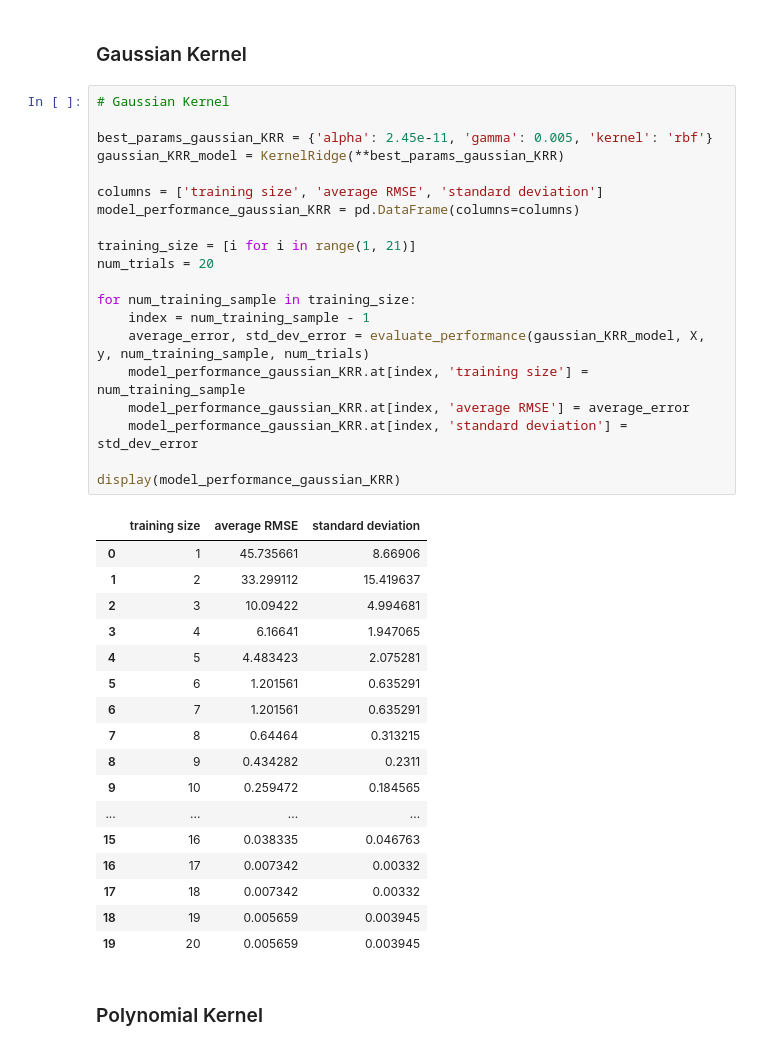
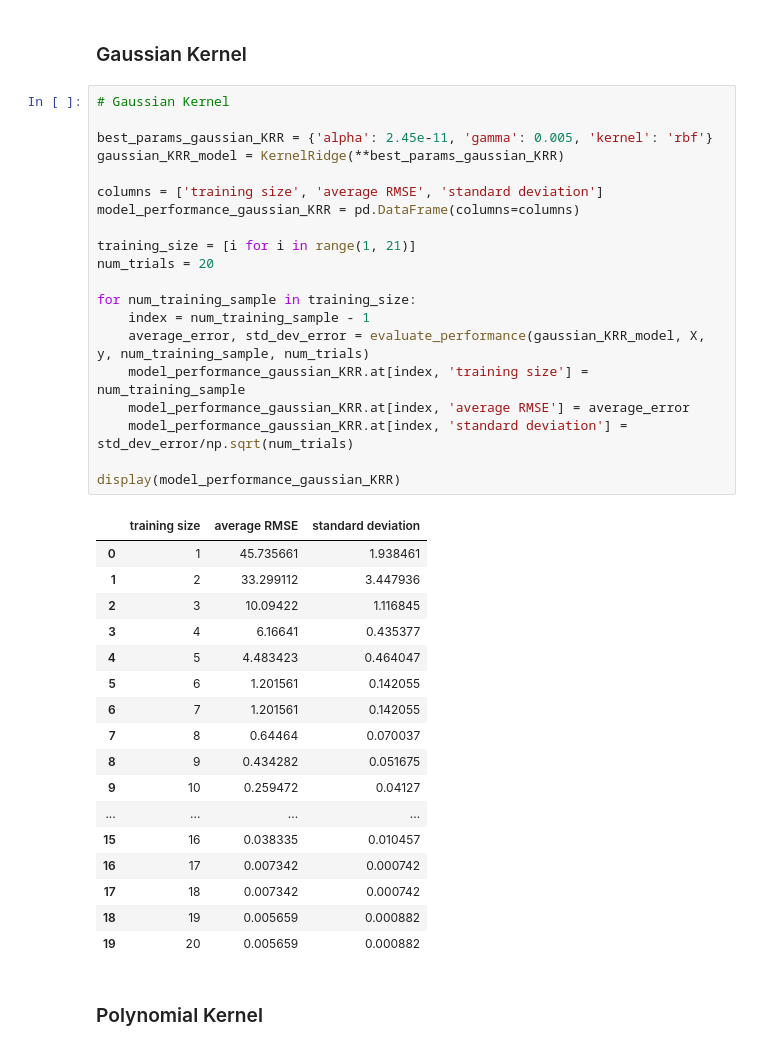
Before and after one commit to GabrielWu2004/Alchemical_Normal_Modes, a Jupyter notebook: ML_with_ANM/ML_code/ML_Diatomic.ipynb, the cells around one changed output. Saved outputs shown, nothing was run; the diff lists cells and outputs as text.

```diff
--- a/ML_with_ANM/ML_code/ML_Diatomic.ipynb
+++ b/ML_with_ANM/ML_code/ML_Diatomic.ipynb
@@ -610,41 +579,41 @@ def evaluate_performance(model, X, y, num_training_sample, num_trials):
 # %%
 # Gaussian Kernel
 
 best_params_gaussian_KRR = {'alpha': 2.45e-11, 'gamma': 0.005, 'kernel': 'rbf'}
 gaussian_KRR_model = KernelRidge(**best_params_gaussian_KRR)
 
 columns = ['training size', 'average RMSE', 'standard deviation']
 model_performance_gaussian_KRR = pd.DataFrame(columns=columns)
 
 training_size = [i for i in range(1, 21)]
 num_trials = 20
 
 for num_training_sample in training_size:
     index = num_training_sample - 1
     average_error, std_dev_error = evaluate_performance(gaussian_KRR_model, X, y, num_training_sample, num_trials)
     model_performance_gaussian_KRR.at[index, 'training size'] = num_training_sample
     model_performance_gaussian_KRR.at[index, 'average RMSE'] = average_error
-    model_performance_gaussian_KRR.at[index, 'standard deviation'] = std_dev_error
+    model_performance_gaussian_KRR.at[index, 'standard deviation'] = std_dev_error/np.sqrt(num_trials)
 
 display(model_performance_gaussian_KRR)
 # %% [output]
 |  | training size | average RMSE | standard deviation |
-| 0 | 1 | 45.735661 | 8.66906 |
-| 1 | 2 | 33.299112 | 15.419637 |
-| 2 | 3 | 10.09422 | 4.994681 |
-| 3 | 4 | 6.16641 | 1.947065 |
-| 4 | 5 | 4.483423 | 2.075281 |
-| 5 | 6 | 1.201561 | 0.635291 |
-| 6 | 7 | 1.201561 | 0.635291 |
-| 7 | 8 | 0.64464 | 0.313215 |
-| 8 | 9 | 0.434282 | 0.2311 |
-| 9 | 10 | 0.259472 | 0.184565 |
+| 0 | 1 | 45.735661 | 1.938461 |
+| 1 | 2 | 33.299112 | 3.447936 |
+| 2 | 3 | 10.09422 | 1.116845 |
+| 3 | 4 | 6.16641 | 0.435377 |
+| 4 | 5 | 4.483423 | 0.464047 |
+| 5 | 6 | 1.201561 | 0.142055 |
+| 6 | 7 | 1.201561 | 0.142055 |
+| 7 | 8 | 0.64464 | 0.070037 |
+| 8 | 9 | 0.434282 | 0.051675 |
+| 9 | 10 | 0.259472 | 0.04127 |
 | ... | ... | ... | ... |
-| 15 | 16 | 0.038335 | 0.046763 |
-| 16 | 17 | 0.007342 | 0.00332 |
-| 17 | 18 | 0.007342 | 0.00332 |
-| 18 | 19 | 0.005659 | 0.003945 |
-| 19 | 20 | 0.005659 | 0.003945 |
+| 15 | 16 | 0.038335 | 0.010457 |
+| 16 | 17 | 0.007342 | 0.000742 |
+| 17 | 18 | 0.007342 | 0.000742 |
+| 18 | 19 | 0.005659 | 0.000882 |
+| 19 | 20 | 0.005659 | 0.000882 |
 # %% [markdown]
 ### Polynomial Kernel ###
 # %%
```
Also changed, not shown: parts of 18 cells of this notebook.
